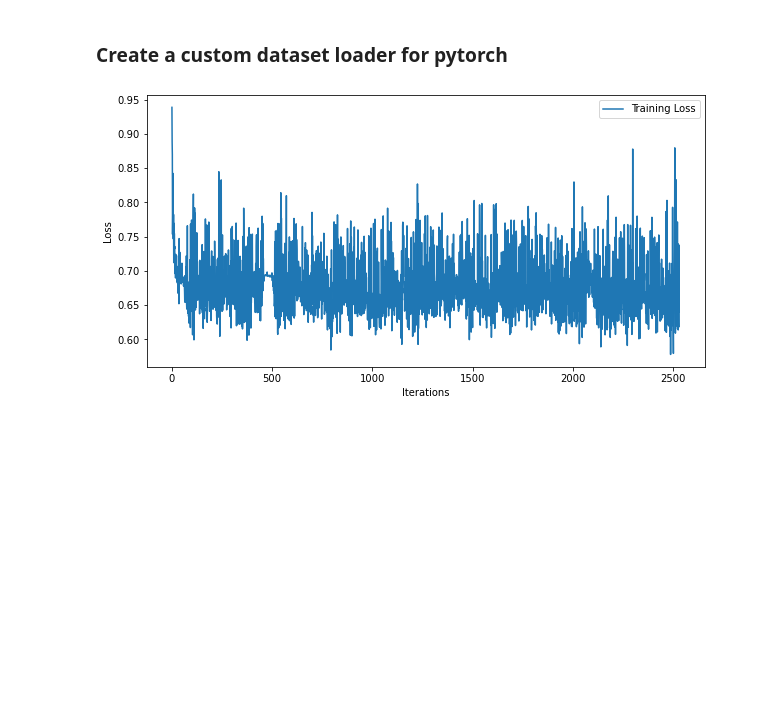
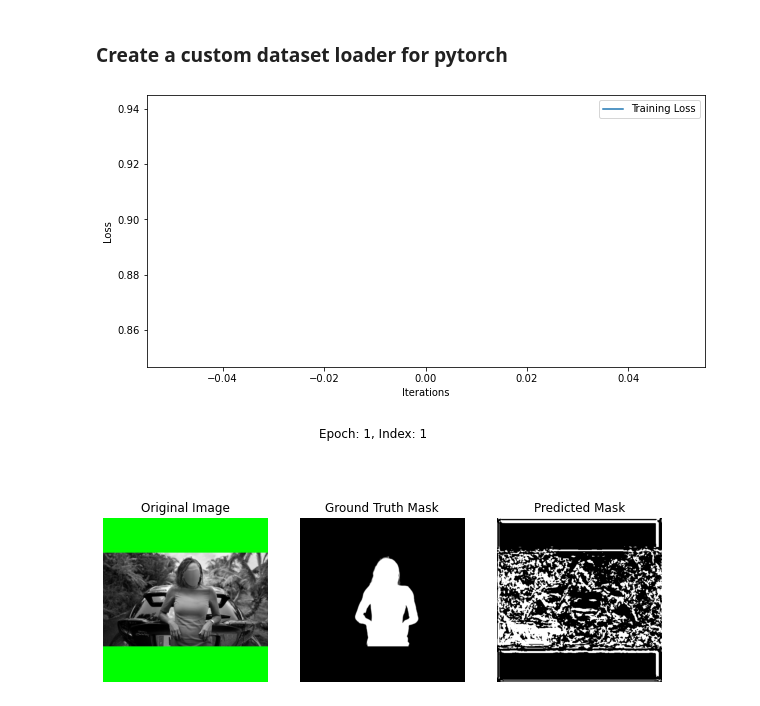
Before and after one commit to Slenderman00/Open-Screen-Model, a Jupyter notebook: model.ipynb, the cells around one changed output. Drawn from its saved outputs; the diff is of its cells as text; code cells hidden in the pictures; blank space fills up the shorter version.

Commit message:
Updated plots

```diff
--- a/model.ipynb
+++ b/model.ipynb
@@ -143,32 +143,66 @@ train_loader = DataLoader(train_dataset, batch_size=batch_size, shuffle=True)
 # %%
 from IPython.display import clear_output
 import matplotlib.pyplot as plt
+
+def plot_masks(image, true_mask, pred_mask, epoch, idx):
+    fig, axs = plt.subplots(1, 3, figsize=(10, 5))
+
+    # Convert the tensor image to a NumPy array and transpose the axes from (C, H, W) to (H, W, C)
+    image_np = image.squeeze(0).cpu().numpy().transpose(1, 2, 0)
+    true_mask_np = true_mask.squeeze(0).cpu().numpy()
+    pred_mask_np = pred_mask.squeeze(0).detach().cpu().numpy()
+
+    # Plot the original image
+    axs[0].imshow(image_np)
+    axs[0].set_title('Original Image')
+    axs[0].axis('off')
+
+    # Remove the batch and channel dimensions and convert to NumPy arrays
+    true_mask_np = true_mask.squeeze().cpu().numpy()
+    pred_mask_np = pred_mask.squeeze().detach().cpu().numpy()
+
+    # Plot the ground truth mask
+    axs[1].imshow(true_mask_np, cmap='gray')
+    axs[1].set_title('Ground Truth Mask')
+    axs[1].axis('off')
+
+    # Plot the predicted mask
+    axs[2].imshow(pred_mask_np, cmap='gray')
+    axs[2].set_title('Predicted Mask')
+    axs[2].axis('off')
+
+    plt.suptitle(f'Epoch: {epoch}, Index: {idx}')
 
 # Load the dataset using the CustomLoader
 dataset = CustomLoader(device=device)
 
 loss_values = []
 
-for epoch in range(10):
+for epoch in range(100):
     model.train()
     for i in range(len(dataset)):
         sample = dataset[i]
         images, masks = sample['images'], sample['masks']
         optimizer.zero_grad()
         outputs = model(images.unsqueeze(0))  # Add batch dimension
         loss = criterion(outputs, masks.unsqueeze(0))  # Add batch dimension
         loss.backward()
         optimizer.step()
 
         loss_values.append(loss.item())
+        if i % 1000 == 0:
+            clear_output(wait=True)
+            plt.figure(figsize=(10, 5))
+            plt.plot(loss_values, label='Training Loss')
+            plt.xlabel('Iterations')
+            plt.ylabel('Loss')
+            plt.legend()
 
-        clear_output(wait=True)
-        plt.figure(figsize=(10, 5))
-        plt.plot(loss_values, label='Training Loss')
-        plt.xlabel('Iterations')
-        plt.ylabel('Loss')
-        plt.legend()
-        plt.show()
-        print(f'Epoch [{epoch+1}], Loss: {loss.item()}')
+            pred_mask = outputs > 0.5  # Apply threshold to get binary mask
+            plot_masks(images, masks, pred_mask, epoch+1, i+1)
+
+            plt.show()
+            print(f'Epoch [{epoch+1}], Loss: {loss.item()}')
 # %% [output]
-[figure, old version]
+[figure, new version]
+[figure, added]
```
Also changed, not shown: parts of 1 cell of this notebook.
